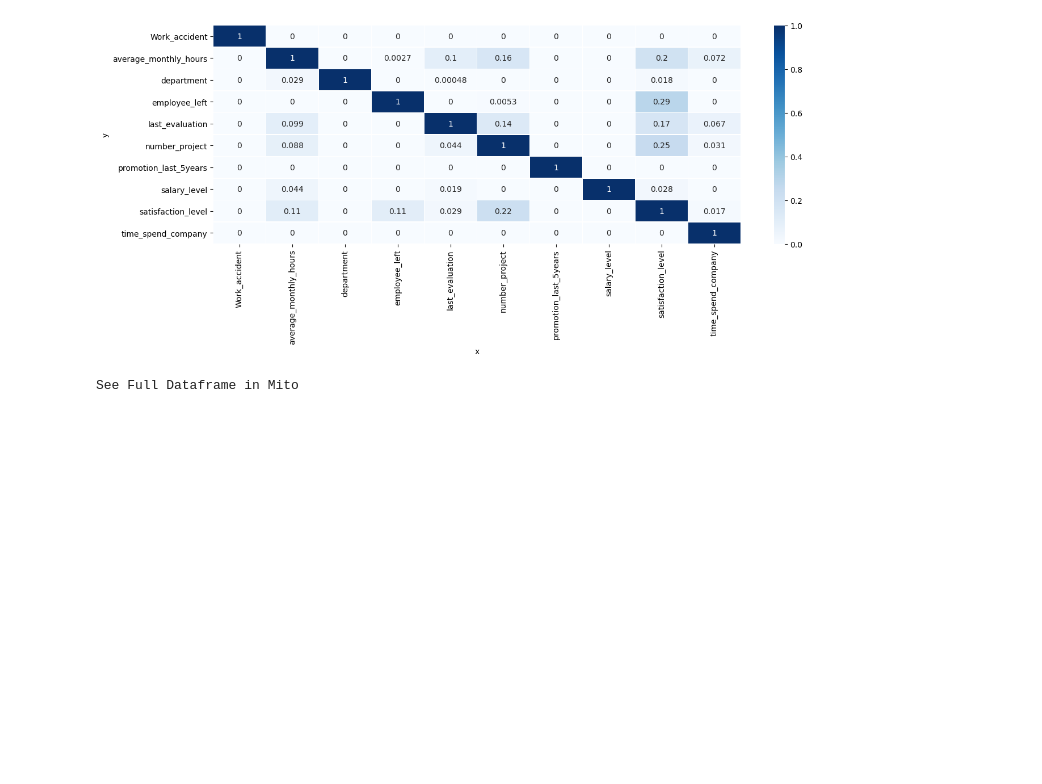
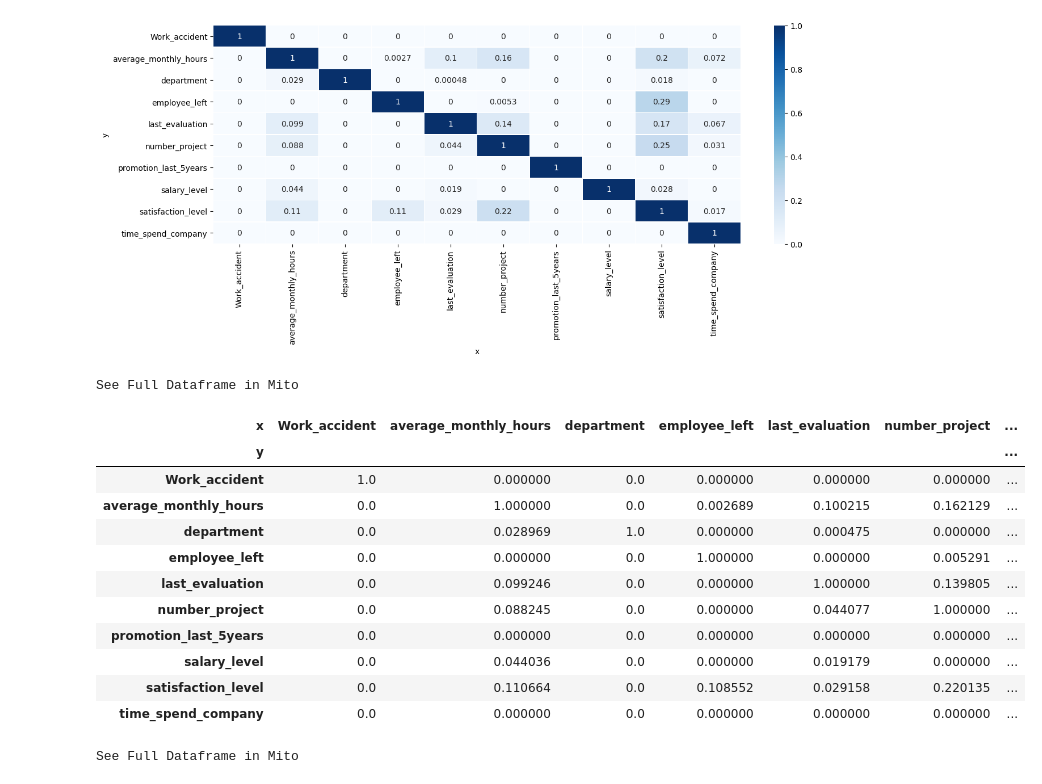
Before and after one commit to JECaballeroR/DiplomadoPythonModulo6Cohorte2, a Jupyter notebook: Notebook exploración.ipynb, the cells around one changed output. Drawn from its saved outputs; the diff is of its cells as text; code cells hidden in the pictures; blank space fills up the shorter version.

```diff
--- a/Notebook exploración.ipynb
+++ b/Notebook exploración.ipynb
@@ -236,6 +236,22 @@ sns.heatmap(matrix_df, vmin=0, vmax=1, cmap="Blues", linewidths=0.5, annot=True)
 plt.show()
 # %% [output]
 [figure]
+# %%
+matrix_df
+# %% [output]
+See Full Dataframe in Mito
+| x | Work_accident | average_monthly_hours | department | employee_left | last_evaluation | number_project | ... |
+| y |  |  |  |  |  |  | ... |
+| Work_accident | 1.0 | 0.000000 | 0.0 | 0.000000 | 0.000000 | 0.000000 | ... |
+| average_monthly_hours | 0.0 | 1.000000 | 0.0 | 0.002689 | 0.100215 | 0.162129 | ... |
+| department | 0.0 | 0.028969 | 1.0 | 0.000000 | 0.000475 | 0.000000 | ... |
+| employee_left | 0.0 | 0.000000 | 0.0 | 1.000000 | 0.000000 | 0.005291 | ... |
+| last_evaluation | 0.0 | 0.099246 | 0.0 | 0.000000 | 1.000000 | 0.139805 | ... |
+| number_project | 0.0 | 0.088245 | 0.0 | 0.000000 | 0.044077 | 1.000000 | ... |
+| promotion_last_5years | 0.0 | 0.000000 | 0.0 | 0.000000 | 0.000000 | 0.000000 | ... |
+| salary_level | 0.0 | 0.044036 | 0.0 | 0.000000 | 0.019179 | 0.000000 | ... |
+| satisfaction_level | 0.0 | 0.110664 | 0.0 | 0.108552 | 0.029158 | 0.220135 | ... |
+| time_spend_company | 0.0 | 0.000000 | 0.0 | 0.000000 | 0.000000 | 0.000000 | ... |
 # %%
 def get_X_y(df, y_name):
     """ """
```
Also changed, not shown: parts of 11 cells of this notebook, 2 other files.
